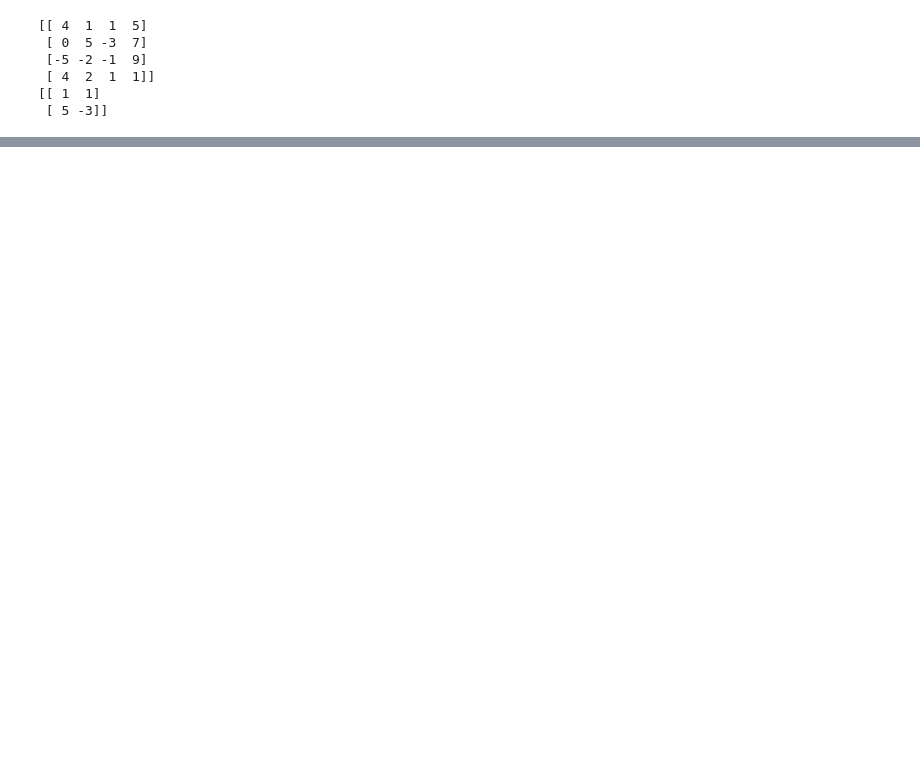
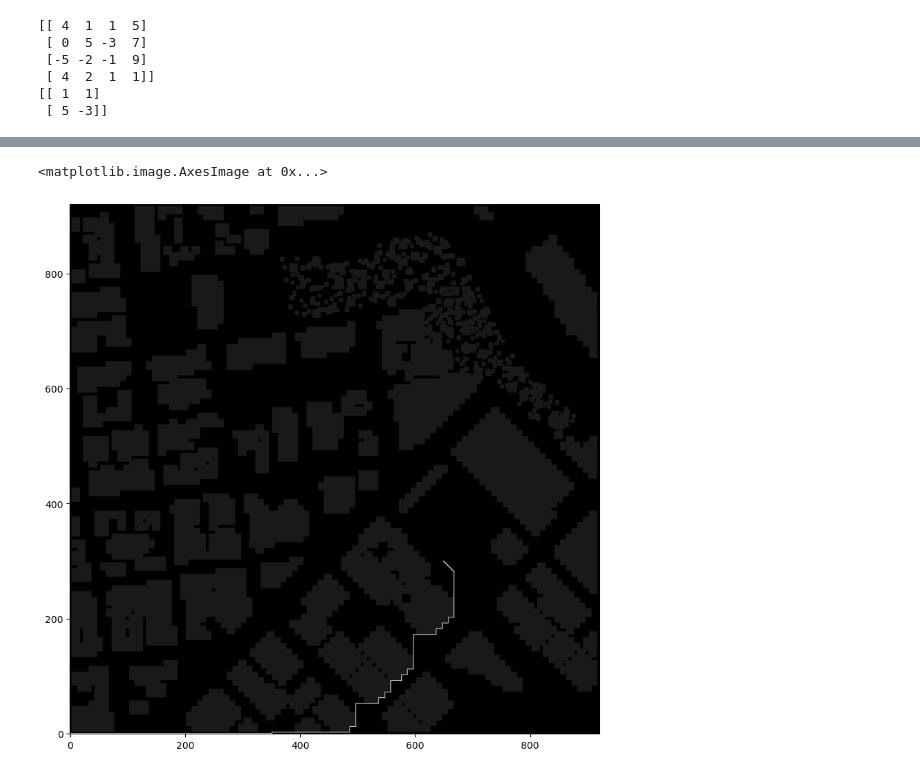
Before and after one commit to ronen-aniti/Drone-project, a Jupyter notebook: Configuration Space.ipynb, the cells around one changed output, grey strips where cells are left out. Drawn from its saved outputs; the diff is of its cells as text; code cells hidden in the pictures; blank space fills up the shorter version.

```diff
--- a/Configuration Space.ipynb
+++ b/Configuration Space.ipynb
@@ -114,0 +317,7 @@ print(M[0:2,1:3])
+# %%
+vis_bool = np.zeros(np.shape(vis))
+for i in range(np.shape(vis)[0]):
+    for j in range(np.shape(vis)[1]):
+        if vis[i,j] == 'S' or vis[i, j] == 'G' or vis[i,j] == '>' or vis[i,j] == 'v' or vis[i,j] == '<' or vis[i,j] == '^'  or vis[i,j] == '*':
+            vis_bool[i, j] = 10
+print(vis_bool)
@@ -114,0 +332,5 @@ print(M[0:2,1:3])
+# %%
+plt.imshow(grid + vis_bool, origin='lower', cmap="gray")
+# %% [output]
+<matplotlib.image.AxesImage at 0x...>
+[figure, added]
```
Also changed, not shown: parts of 4 cells of this notebook.
